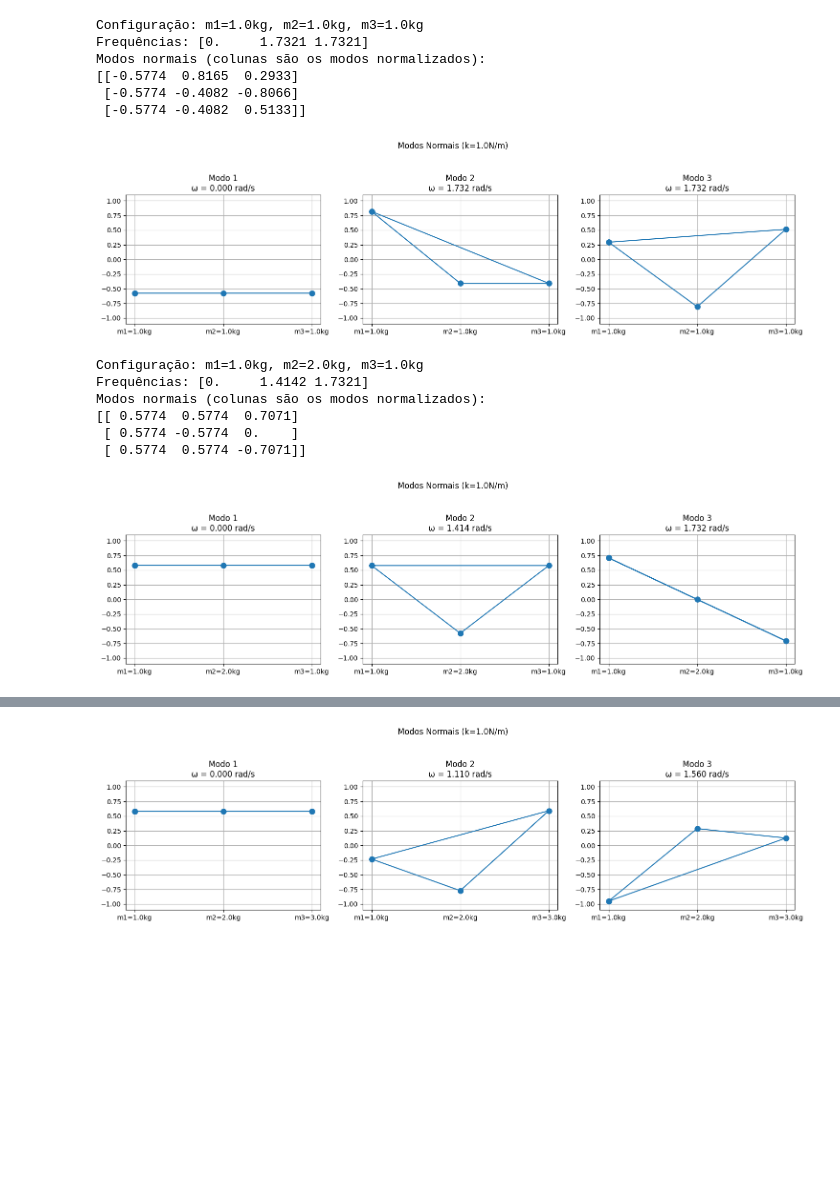
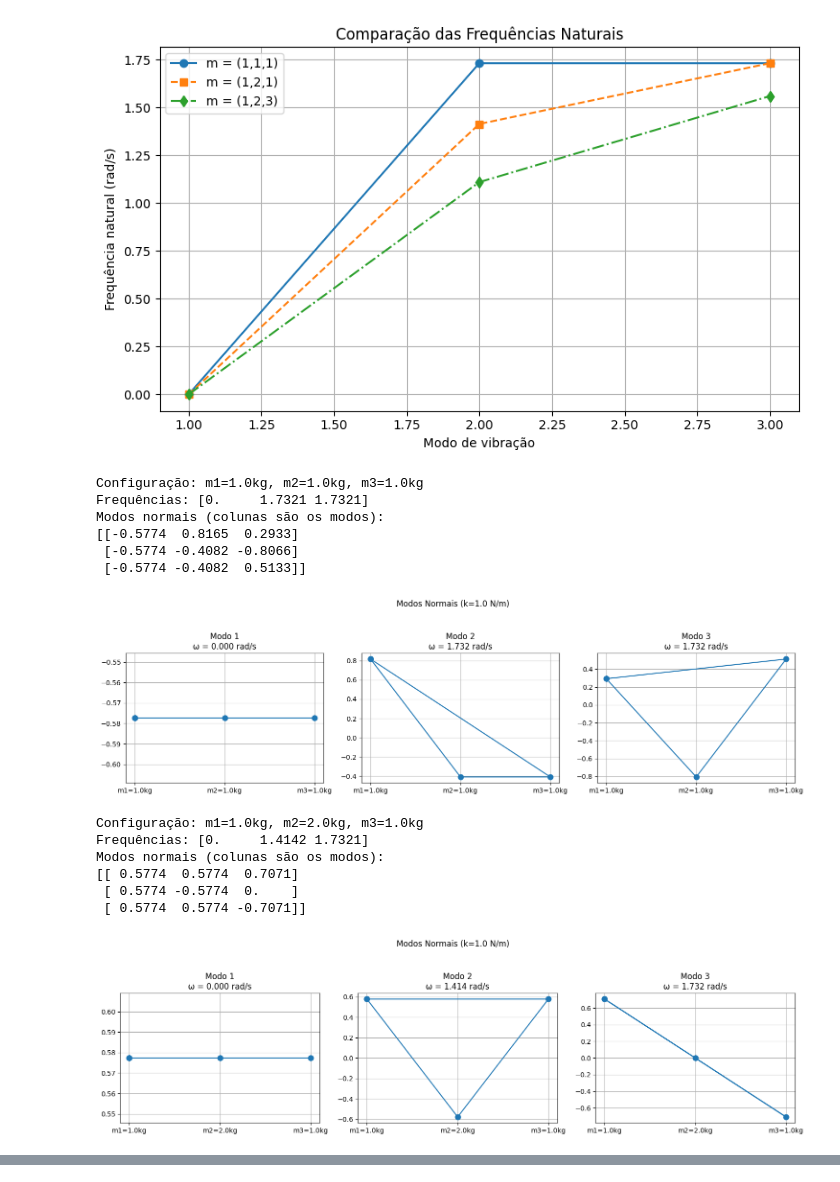
Before and after one commit to KaiqueFalcao/AV4, a Jupyter notebook: AV4.ipynb, the cells around one changed output, grey strips where cells are left out. Saved outputs shown, nothing was run; the diff lists cells and outputs as text; code cells hidden in the pictures; blank space fills up the shorter version.

```diff
--- a/AV4.ipynb
+++ b/AV4.ipynb
@@ -80,64 +116,75 @@ def matriz_dinamica_3atomos(m1, m2, m3, k):
     ])
 
 def calcula_frequencias_modos(m1, m2, m3, k):
-    """Calcula frequências e modos normais com vetores normalizados"""
+    """Calcula frequências e modos normais sem normalizar os vetores"""
     D = matriz_dinamica_3atomos(m1, m2, m3, k)
     autovalores, autovetores = np.linalg.eig(D)
 
-    # Tratamento numérico
+    # Remove partes imaginárias residuais
     autovalores = np.real(autovalores)
     autovetores = np.real(autovetores)
 
     # Ordena por autovalor crescente
     idx = np.argsort(autovalores)
     frequencias = np.sqrt(np.abs(autovalores[idx]))
     modos = autovetores[:, idx]
 
-    # Normalização: cada vetor tem norma 1
-    for i in range(modos.shape[1]):
-        modos[:, i] /= np.linalg.norm(modos[:, i])
+    return frequencias, modos
 
-    return frequencias, modos
+# Plot comparativo das frequências naturais
+plt.figure(figsize=(8, 5))
+plt.plot([1, 2, 3], freq1, 'o-', label='m = (1,1,1)')
+plt.plot([1, 2, 3], freq2, 's--', label='m = (1,2,1)')
+plt.plot([1, 2, 3], freq3, 'd-.', label='m = (1,2,3)')
+plt.xlabel('Modo de vibração')
+plt.ylabel('Frequência natural (rad/s)')
+plt.title('Comparação das Frequências Naturais')
+plt.legend()
+plt.grid(True)
+plt.tight_layout()
+plt.show()
+
 
 def visualizar_modos(m1, m2, m3, k):
     freq, modos = calcula_frequencias_modos(m1, m2, m3, k)
 
     print(f"\nConfiguração: m1={m1}kg, m2={m2}kg, m3={m3}kg")
     print("Frequências:", np.round(freq, 4))
-    print("Modos normais (colunas são os modos normalizados):")
+    print("Modos normais (colunas são os modos):")
     print(np.round(modos, 4))
 
     plt.figure(figsize=(15, 4))
     for i in range(3):
         plt.subplot(1, 3, i+1)
-        modo_circular = np.append(modos[:,i], modos[0,i])
+        modo_circular = np.append(modos[:, i], modos[0, i])
         plt.plot([1, 2, 3, 1], modo_circular, 'o-', markersize=8)
         plt.title(f'Modo {i+1}\nω = {freq[i]:.3f} rad/s')
         plt.xticks([1, 2, 3], [f'm1={m1}kg', f'm2={m2}kg', f'm3={m3}kg'])
-        plt.ylim(-1.1, 1.1)
         plt.grid(True)
-    plt.suptitle(f'Modos Normais (k={k}N/m)', y=1.05)
+    plt.suptitle(f'Modos Normais (k={k} N/m)', y=1.05)
     plt.tight_layout()
     plt.show()
+    return freq  # para plotar depois
 
 # Testes dos casos
-visualizar_modos(1.0, 1.0, 1.0, 1.0)
-visualizar_modos(1.0, 2.0, 1.0, 1.0)
-visualizar_modos(1.0, 2.0, 3.0, 1.0)
+freq1 = visualizar_modos(1.0, 1.0, 1.0, 1.0)
+freq2 = visualizar_modos(1.0, 2.0, 1.0, 1.0)
+freq3 = visualizar_modos(1.0, 2.0, 3.0, 1.0)
 # %% [output]
+[figure, new version]
 Configuração: m1=1.0kg, m2=1.0kg, m3=1.0kg
 Frequências: [0.     1.7321 1.7321]
-Modos normais (colunas são os modos normalizados):
+Modos normais (colunas são os modos):
 [[-0.5774  0.8165  0.2933]
  [-0.5774 -0.4082 -0.8066]
  [-0.5774 -0.4082  0.5133]]
-[figure, old version]
+[figure, new version]
 Configuração: m1=1.0kg, m2=2.0kg, m3=1.0kg
 Frequências: [0.     1.4142 1.7321]
-Modos normais (colunas são os modos normalizados):
+Modos normais (colunas são os modos):
 [[ 0.5774  0.5774  0.7071]
  [ 0.5774 -0.5774  0.    ]
  [ 0.5774  0.5774 -0.7071]]
-[figure, old version]
+[figure, new version]
 Configuração: m1=1.0kg, m2=2.0kg, m3=3.0kg
 Frequências: [0.     1.1101 1.5602]
@@ -145,4 +192,3 @@ Modos normais (colunas são os modos normalizados):
 [[ 0.5774 -0.2335 -0.9496]
  [ 0.5774 -0.7713  0.2875]
  [ 0.5774  0.5921  0.1249]]
-[figure, old version]
```
Also changed, not shown: parts of 4 cells of this notebook, 3 other files.
